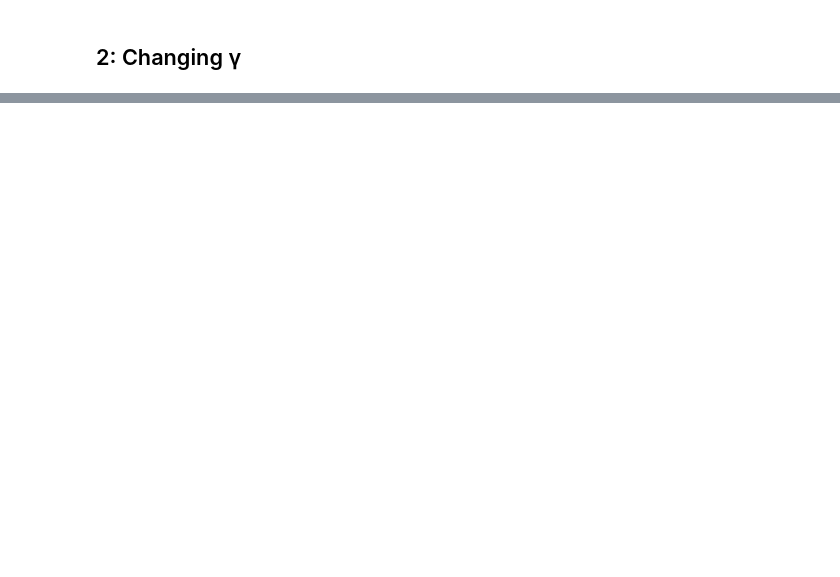
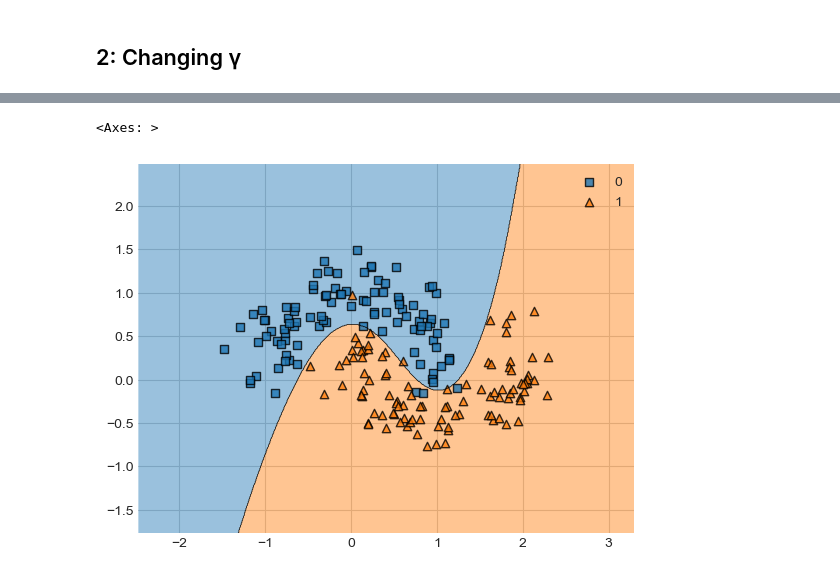
Before and after one commit to CameronHudson813/CameronHudson813.github.io, a Jupyter notebook: posts/ Sparse Kernel Machines/index.ipynb, the cells around one changed output, grey strips where cells are left out. Drawn from its saved outputs; the diff is of its cells as text; code cells hidden in the pictures; blank space fills up the shorter version.

```diff
--- a/posts/ Sparse Kernel Machines/index.ipynb
+++ b/posts/ Sparse Kernel Machines/index.ipynb
@@ -160,0 +152,21 @@ gamma = []
+# %%
+import torch
+import matplotlib.pyplot as plt
+from sklearn.datasets import make_moons
+from mlxtend.plotting import plot_decision_regions
+
+X_np, y_np = make_moons(n_samples=200, noise=0.2, random_state=42)
+
+# Step 2: Convert to PyTorch tensors
+X = torch.tensor(X_np, dtype=torch.float32)
+y = torch.tensor(y_np, dtype=torch.float32)
+
+# Step 3: Fit the model
+KR = KernelLogisticRegression(rbf_kernel, lam=0.001, gamma=1)
+KR.fit(X, y, m_epochs=500000, lr=0.001)
+# %%
+fig, ax = plt.subplots(1, 1)
+plot_decision_regions(X_np, y_np, clf = KR, ax = ax)
+# %% [output]
+<Axes: >
+[figure, added]
```
Also changed, not shown: parts of 15 cells of this notebook, 2 other files.
